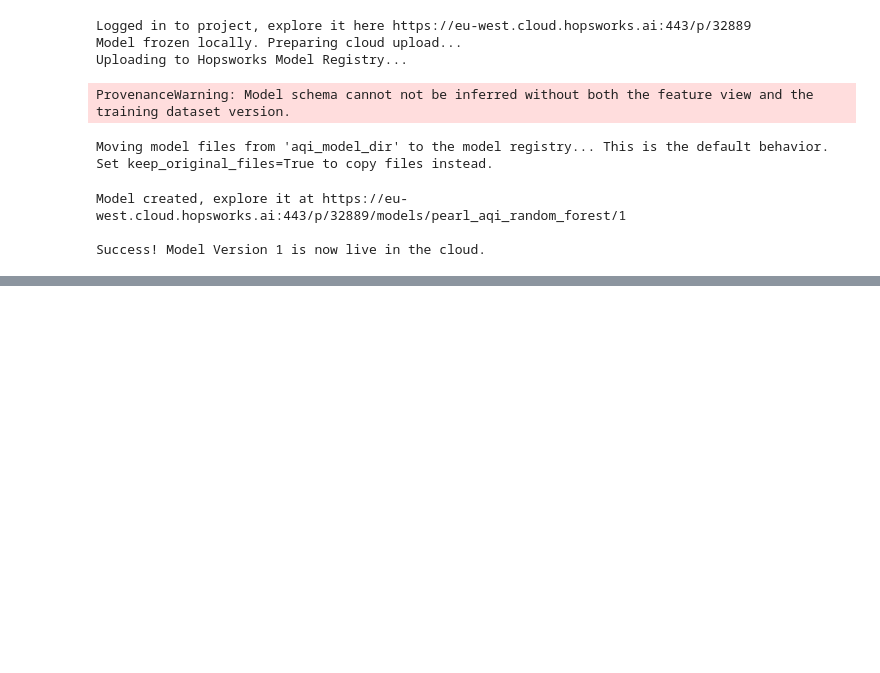
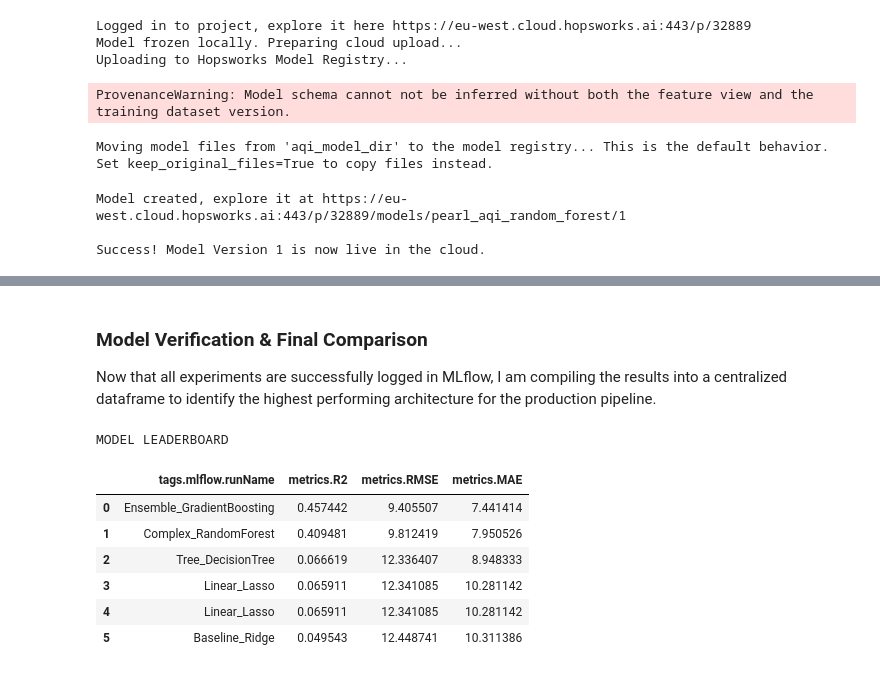
Before and after one commit to Ersatz-xD/Pearl-AQI-Engine, a Jupyter notebook: notebooks/003_model_experiments.ipynb, the cells around one changed output, grey strips where cells are left out. Saved outputs shown, nothing was run; the diff lists cells and outputs as text; code cells hidden in the pictures; blank space fills up the shorter version.

Commit message:
docs(research): formalize multi-model bake-off results and decisions

```diff
--- a/notebooks/003_model_experiments.ipynb
+++ b/notebooks/003_model_experiments.ipynb
@@ -178,0 +271,21 @@ Success! Model Version 1 is now live in the cloud.
+# %% [markdown]
+### Model Verification & Final Comparison
+Now that all experiments are successfully logged in MLflow, I am compiling the results into a centralized dataframe to identify the highest performing architecture for the production pipeline.
+# %%
+experiment = mlflow.get_experiment_by_name("Pearl_AQI_Model_Experiments")
+runs_df = mlflow.search_runs(experiment_ids=[experiment.experiment_id])
+
+leaderboard = runs_df[['tags.mlflow.runName', 'metrics.R2', 'metrics.RMSE', 'metrics.MAE']]
+leaderboard = leaderboard.sort_values(by='metrics.R2', ascending=False).reset_index(drop=True)
+
+print("MODEL LEADERBOARD ")
+display(leaderboard)
+# %% [output]
+MODEL LEADERBOARD
+|  | tags.mlflow.runName | metrics.R2 | metrics.RMSE | metrics.MAE |
+| 0 | Ensemble_GradientBoosting | 0.457442 | 9.405507 | 7.441414 |
+| 1 | Complex_RandomForest | 0.409481 | 9.812419 | 7.950526 |
+| 2 | Tree_DecisionTree | 0.066619 | 12.336407 | 8.948333 |
+| 3 | Linear_Lasso | 0.065911 | 12.341085 | 10.281142 |
+| 4 | Linear_Lasso | 0.065911 | 12.341085 | 10.281142 |
+| 5 | Baseline_Ridge | 0.049543 | 12.448741 | 10.311386 |
```
Also changed, not shown: parts of 12 cells of this notebook.
